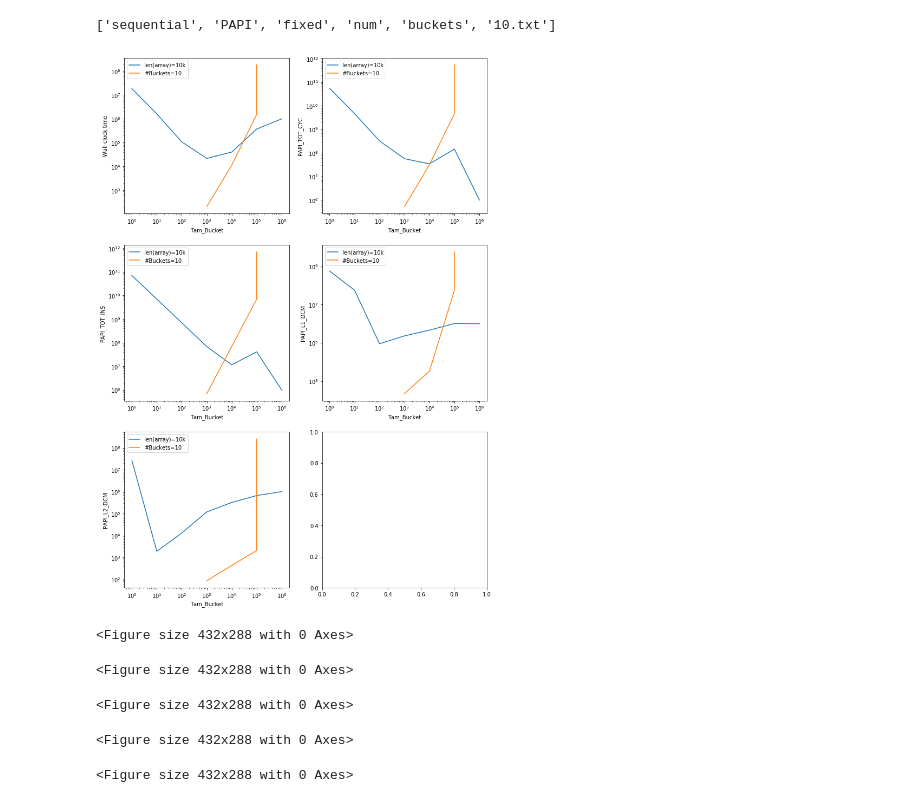
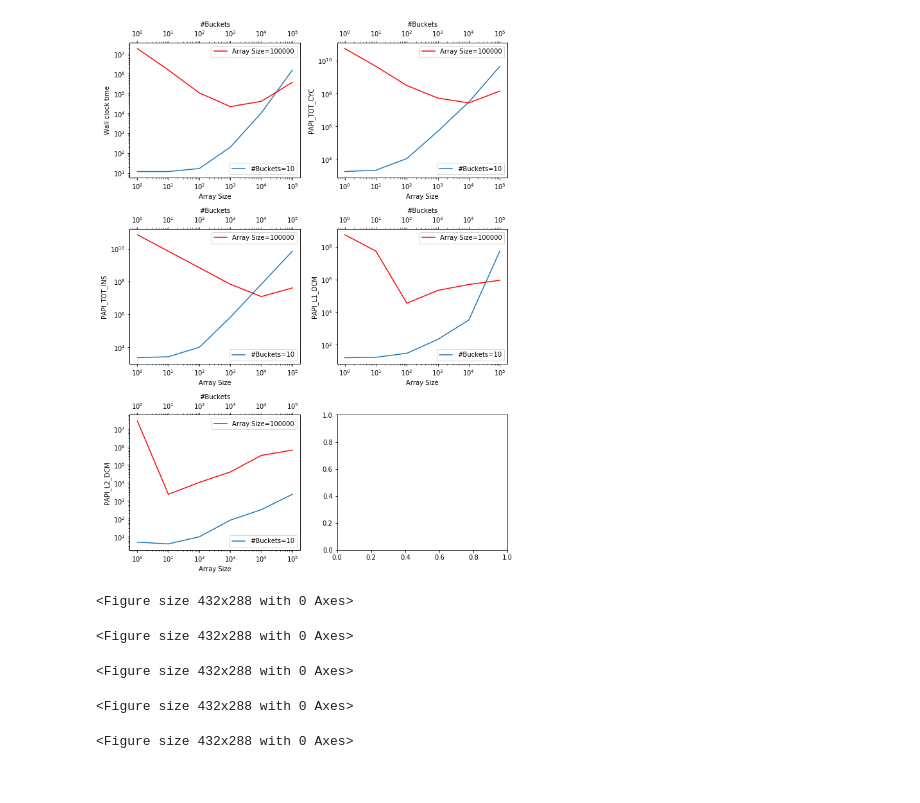
Before and after one commit to mcpeixoto/Parallel-Computing-Project, a Jupyter notebook: graficos2.ipynb, the cells around one changed output. Saved outputs shown, nothing was run; the diff lists cells and outputs as text; code cells hidden in the pictures.

```diff
--- a/graficos2.ipynb
+++ b/graficos2.ipynb
@@ -6,56 +6,76 @@ import pandas as pd
 from glob import glob
 from tqdm.notebook import tqdm
 import numpy as np
-# %%
-a = 'sequential_PAPI_fixed_num_buckets_10.txt'
-
-a.split('_')
-# %% [output]
-['sequential', 'PAPI', 'fixed', 'num', 'buckets', '10.txt']
 # %%
 # Plot sequential PAPI graphs
-x_axis = 'Tam_Bucket'
-columns_to_plot = ['Wall clock time', 'PAPI_TOT_CYC', 'PAPI_TOT_INS', 'PAPI_L1_DCM',
-       'PAPI_L2_DCM']
 num_cols = 2
 
 
+columns_to_plot = ['Wall clock time', 'PAPI_TOT_CYC', 'PAPI_TOT_INS', 'PAPI_L1_DCM',
+       'PAPI_L2_DCM']
 num_rows = int(np.ceil((len(columns_to_plot) - 1) / num_cols))+1
-fig, ax = plt.subplots(num_rows, num_cols, figsize=(12, 18))
+# 12, 18
+fig, ax = plt.subplots(num_rows, num_cols, figsize=(9, 12), constrained_layout=True)
+
+
 i= 0
 
 for column in columns_to_plot:
+       # Plot
        # Plot
        row, col = int(i/num_cols), i%num_cols
        i +=1
 
        plt.figure()
-       for file_path in [x for x in glob(join('data', '*.txt')) if 'sequential' in x and 'PAPI' in x]:
+       k = 0
 
-              label_name = '#Buckets=10' if basename(file_path).split('_')[3] == 'num' else 'len(array)=10k'
+       data = pd.read_csv('data/sequential_PAPI_fixed_num_buckets_10.txt', sep='\t')
 
-              data = pd.read_csv(file_path, sep='\t')
-              ax[row, col].plot(data[x_axis], data[column], label=label_name)
+       x_axis = data.columns[0]
+       label_name = '#Buckets=10'
+
+       ax[row, col].plot(data[x_axis], data[column], label=label_name)
 
        # Labels
-       ax[row, col].set_xlabel(x_axis)
+       ax[row, col].set_xlabel('Array Size')
        ax[row, col].set_ylabel(column)
 
        # Scales
        ax[row, col].set_xscale('log')
        ax[row, col].set_yscale('log')
 
        # Legend
-       ax[row, col].legend()
+       ax[row, col].legend(loc='lower right')
+
+       ax2 = ax[row, col].twiny()
+
+
+       data = pd.read_csv('data/sequential_PAPI_fixed_tam_buckets_100000.txt', sep='\t')
+
+       x_axis = data.columns[0]
+       label_name = 'Array Size=100000'
+
+       ax2.plot(data[x_axis], data[column], 'red', label=label_name)
+
+       # Labels
+       ax2.set_xlabel('#Buckets')
+       ax2.set_ylabel(column)
+
+       # Scales
+       ax2.set_xscale('log')
+       ax2.set_yscale('log')
+
+       # Legend
+       ax2.legend(loc='upper right')
+
 
 
 # Save image
+plt.tight_layout()
 fig.savefig(join(os.getcwd(), 'graficos', f'sequential_PAPI.png'))
 fig.show()
-#fig.tight_layout()
-#plt.savefig('data_exploratio.png', bbox_inches='tight', dpi=100)
 # %% [output]
-[figure, old version]
+[figure, new version]
 <Figure size 432x288 with 0 Axes>
 <Figure size 432x288 with 0 Axes>
 <Figure size 432x288 with 0 Axes>
```
Also changed, not shown: parts of 1 cell of this notebook, 4 other files.
